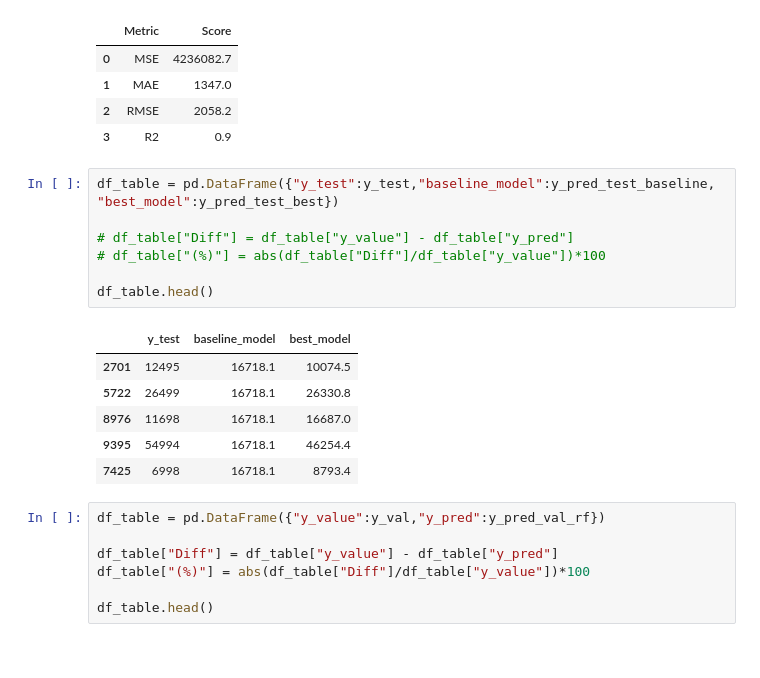
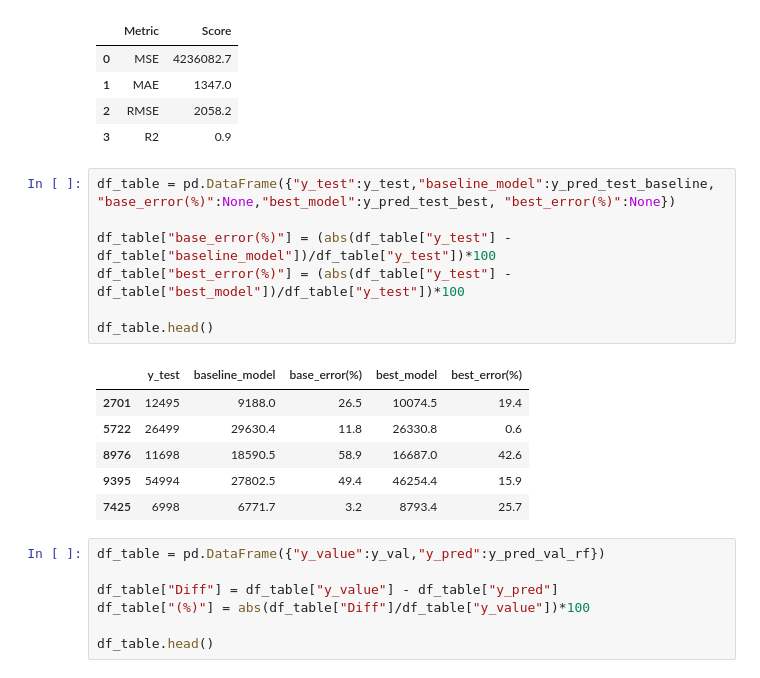
Before and after one commit to KYOH95/Project_2_Car_Analysis, a Jupyter notebook: Project2.ipynb, the cells around one changed output. Drawn from its saved outputs; the diff is of its cells as text.

```diff
--- a/Project2.ipynb
+++ b/Project2.ipynb
@@ -1105,19 +1105,19 @@ display(pd.DataFrame([['MSE', mse],['MAE', mae],['RMSE', rmse],['R2', r2]], colu
 | 2 | RMSE | 2058.2 |
 | 3 | R2 | 0.9 |
 # %%
-df_table = pd.DataFrame({"y_test":y_test,"baseline_model":y_pred_test_baseline, "best_model":y_pred_test_best})
+df_table = pd.DataFrame({"y_test":y_test,"baseline_model":y_pred_test_baseline, "base_error(%)":None,"best_model":y_pred_test_best, "best_error(%)":None})
 
-# df_table["Diff"] = df_table["y_value"] - df_table["y_pred"]
-# df_table["(%)"] = abs(df_table["Diff"]/df_table["y_value"])*100
+df_table["base_error(%)"] = (abs(df_table["y_test"] - df_table["baseline_model"])/df_table["y_test"])*100
+df_table["best_error(%)"] = (abs(df_table["y_test"] - df_table["best_model"])/df_table["y_test"])*100
 
 df_table.head()
 # %% [output]
-|  | y_test | baseline_model | best_model |
-| 2701 | 12495 | 16718.1 | 10074.5 |
-| 5722 | 26499 | 16718.1 | 26330.8 |
-| 8976 | 11698 | 16718.1 | 16687.0 |
-| 9395 | 54994 | 16718.1 | 46254.4 |
-| 7425 | 6998 | 16718.1 | 8793.4 |
+|  | y_test | baseline_model | base_error(%) | best_model | best_error(%) |
+| 2701 | 12495 | 9188.0 | 26.5 | 10074.5 | 19.4 |
+| 5722 | 26499 | 29630.4 | 11.8 | 26330.8 | 0.6 |
+| 8976 | 11698 | 18590.5 | 58.9 | 16687.0 | 42.6 |
+| 9395 | 54994 | 27802.5 | 49.4 | 46254.4 | 15.9 |
+| 7425 | 6998 | 6771.7 | 3.2 | 8793.4 | 25.7 |
 # %%
 df_table = pd.DataFrame({"y_value":y_val,"y_pred":y_pred_val_rf})
 
```
